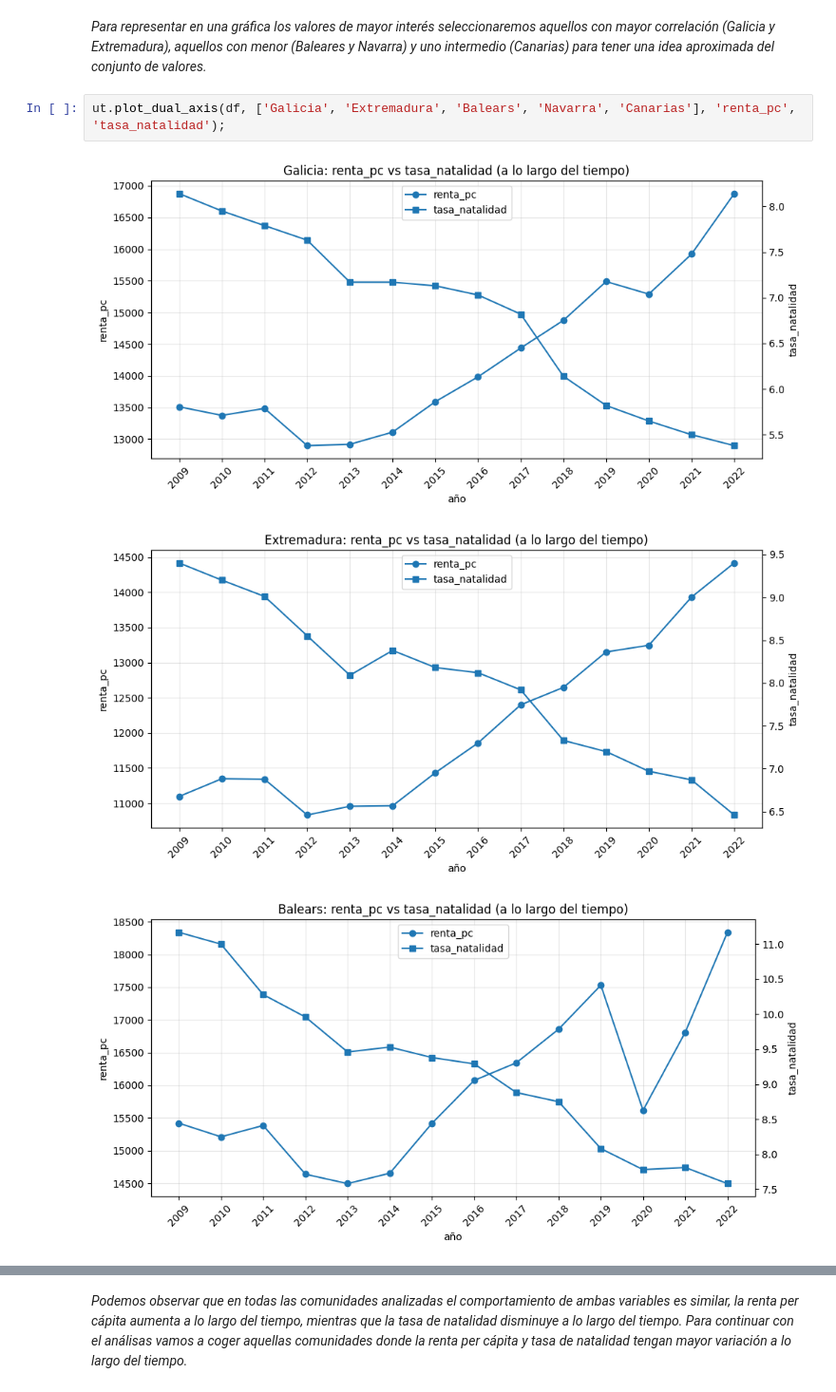
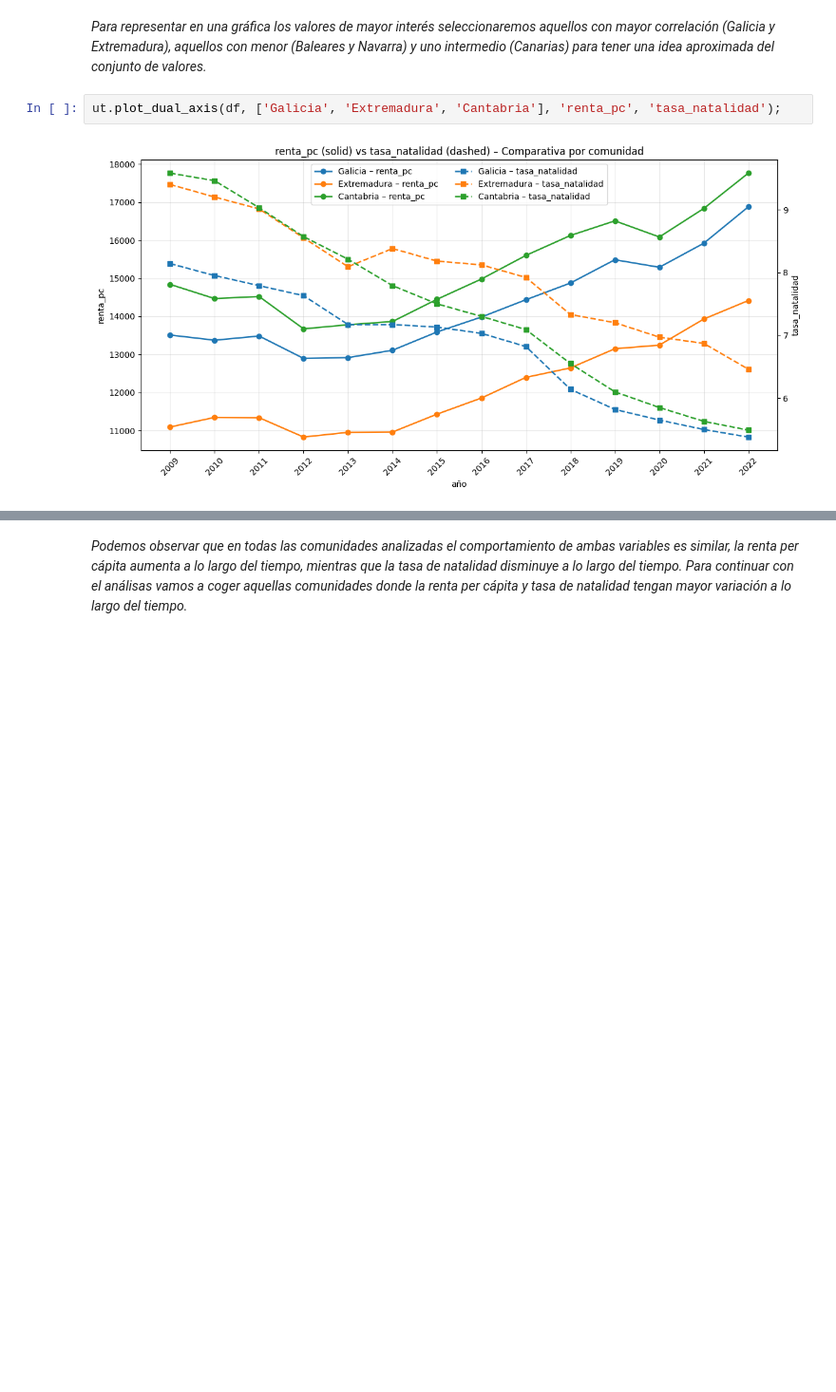
Before and after one commit to mrosm-dev/EDA_PIB_VS_CALIDAD_DE_VIDA, a Jupyter notebook: notebooks/Pedro/04_analisis.ipynb, the cells around one changed output, grey strips where cells are left out. Shown at 95% size. Saved outputs shown, nothing was run; the diff lists cells and outputs as text; blank space fills up the shorter version.

```diff
--- a/notebooks/Pedro/04_analisis.ipynb
+++ b/notebooks/Pedro/04_analisis.ipynb
@@ -672,8 +679,6 @@ Rioja | -0.8443758371164061
 # %% [markdown]
 *Para representar en una gráfica los valores de mayor interés seleccionaremos aquellos con mayor correlación (Galicia y Extremadura), aquellos con menor (Baleares y Navarra) y uno intermedio (Canarias) para tener una idea aproximada del conjunto de valores.*
 # %%
-ut.plot_dual_axis(df, ['Galicia', 'Extremadura', 'Balears', 'Navarra', 'Canarias'], 'renta_pc', 'tasa_natalidad');
+ut.plot_dual_axis(df, ['Galicia', 'Extremadura', 'Cantabria'], 'renta_pc', 'tasa_natalidad');
 # %% [output]
-[figure, old version]
+[figure, new version]
-[figure, removed]
-[figure, removed]
```
Also changed, not shown: parts of 5 cells of this notebook, 1 other file.
